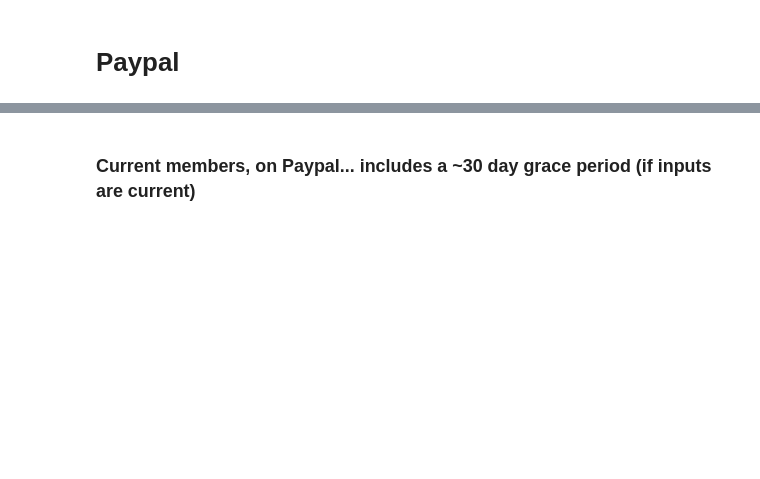
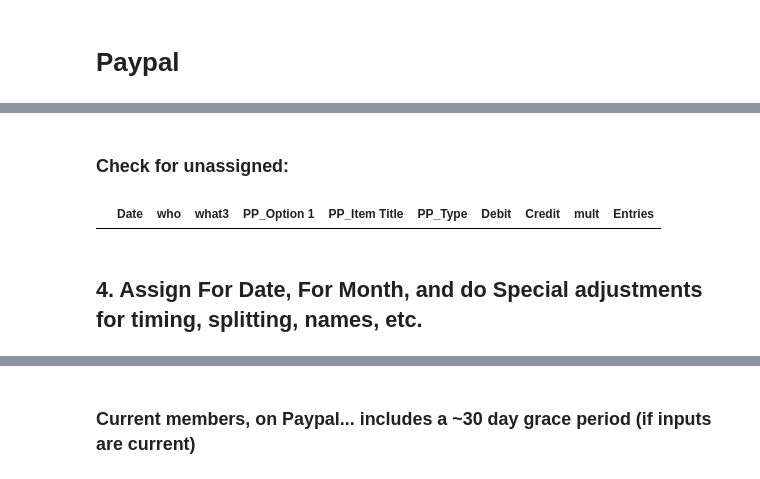
Before and after one commit to lizbaumann/SSD_database, a Jupyter notebook: SSDdb_Paypal.ipynb, the cells around one changed output, grey strips where cells are left out. Cells and saved outputs as stored; diff of their text form; code cells hidden in the pictures; blank space fills up the shorter version.

```diff
--- a/SSDdb_Paypal.ipynb
+++ b/SSDdb_Paypal.ipynb
@@ -476,22 +2,0 @@ dfp.shape # (1254, 8)
-# %%
-##### TROUBLESHOOTING #####
-x = dfp5[dfp5['what3'] == 'Dues Monthly']
-x = dfp5[dfp5['who'] == 'Liz Baumann']
-
-x[['who', 'what3', 'For Month', 'For Date', 'Date', 'mult', 'Amount', 'Entries', 'SourceFile']].sort(['who', 'For Month', 'Date'])
-x.sort(['who', 'For Month', 'Date'])
-
-x = dfp6[dfp6['who'] == 'Liz Baumann']
-x = dfp6[dfp6['who'] == 'Jennifer Farmer']
-x[['who', 'what3', 'For Month', 'mult', 'Amount', 'Entries']].sort(['who', 'For Month'])
-
-
-x = dfp5[dfp5['what3'] != 'Fees Paypal Transactions']
-#x.groupby(['PP_Option 1', 'Amount'], as_index=False).sum()
-#dfp.groupby(['what3'], as_index=False).sum()
-
-x = dfp6[dfp6['who'] == 'Liz Baumann']
-x[['who', 'what3', 'For Month', 'mult', 'Amount', 'Entries']].sort(['who', 'For Month'])
-
-x = dfp5[dfp5['who'] == 'Ryan Bennett']
-x[['who', 'what3', 'For Month', 'For Date', 'Date', 'mult', 'Amount', 'Entries', 'SourceFile']].sort(['who', 'For Month', 'Date'])
@@ -601,0 +211,9 @@ x = dfp7[dfp7['who'] == 'Ryan Bennett']
+# %% [markdown]
+### Check for unassigned:
+# %%
+x = dfp3[dfp3['what3'] == 'UNKNOWN']
+x[['Date', 'who', 'what3', 'PP_Option 1', 'PP_Item Title', 'PP_Type', 'Debit', 'Credit', 'mult', 'Entries']].sort(['Date'])
+# %% [output]
+|  | Date | who | what3 | PP_Option 1 | PP_Item Title | PP_Type | Debit | Credit | mult | Entries |
+# %% [markdown]
+## 4. Assign For Date, For Month, and do Special adjustments for timing, splitting, names, etc.
```
Also changed, not shown: parts of 60 cells of this notebook, 2 other files.
